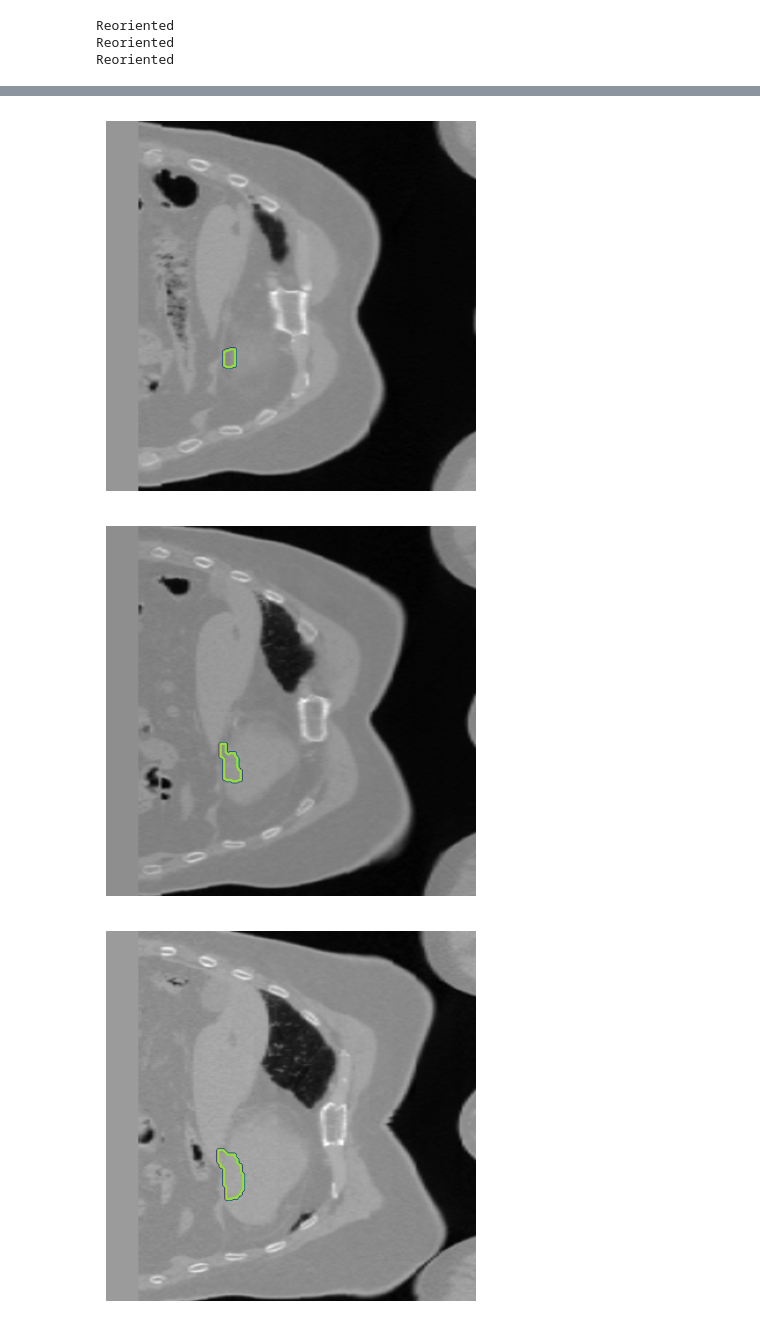
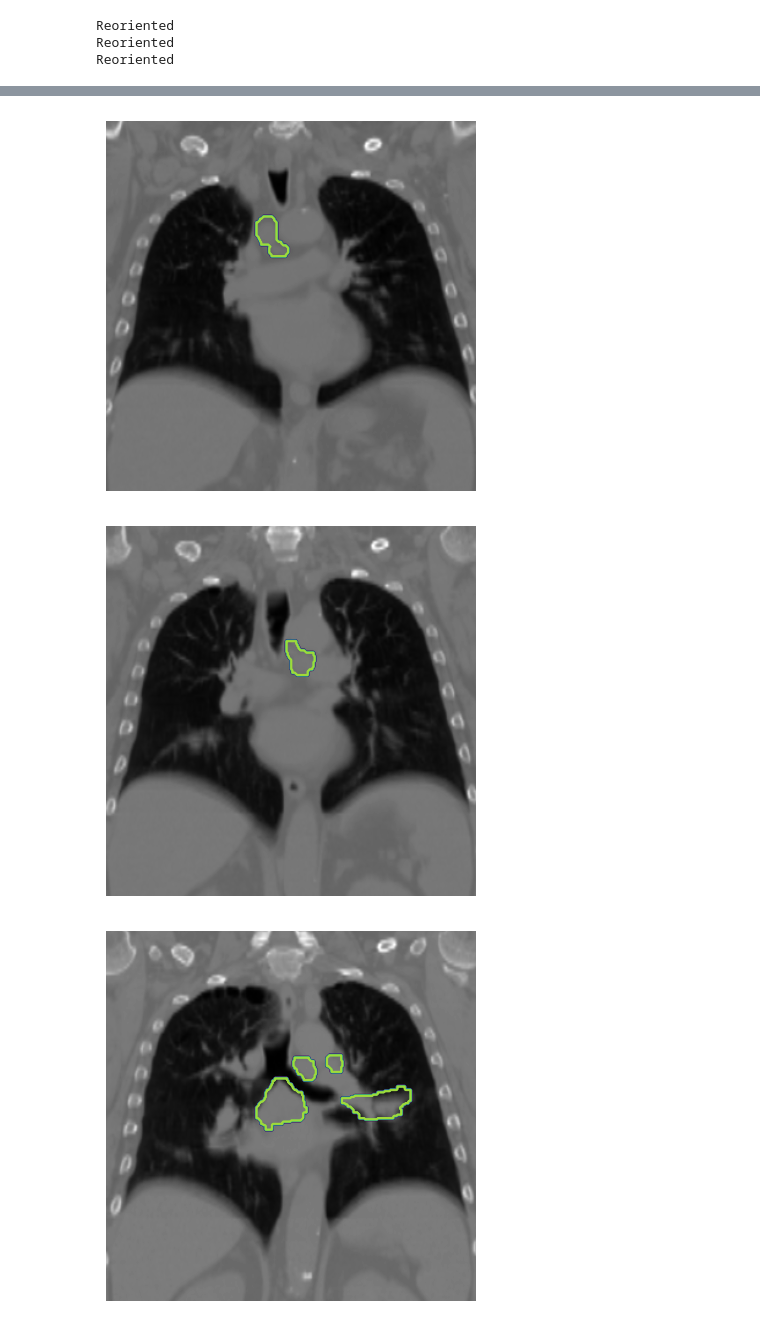
Before and after one commit to ldelaoa/DataPreProc, a Jupyter notebook: SimpleDisplay.ipynb, the cells around one changed output, grey strips where cells are left out. Drawn from its saved outputs; the diff is of its cells as text; code cells hidden in the pictures.

```diff
--- a/SimpleDisplay.ipynb
+++ b/SimpleDisplay.ipynb
@@ -86,17 +86,17 @@ from DataPreProcTumor import *
 from SaveFuns import *
 import logging
 # %%
-root = "//zkh/appdata/RTDicom/Projectline_modelling_lung_cancer/Users/Luis/CT_ITV_GTV_XBP_Nii_Processed/"
-Px = "10539/"
+root = "//zkh/appdata/RTDicom/Projectline_modelling_lung_cancer/Users/Luis/CT_ITV_GTV_XBP_Nii/"
+Px = "6959090/"
 
 #aveImages = "5_4d_thorax_20__20__i30f__3__average_ct_PlanCT_CTProcessed.nii.gz"
-aveImages = "106_t60pr55_-_65ar67_-_107_bp60_CTProcessed.nii.gz"
+aveImages = "110_ave-ip10_0_10_20_30_40_50_60_70_80_90.nii.gz"
 
 #aveLungImg = "5_4d_thorax_20__20__i30f__3__average_ct_PlanCT_LungProcessed.nii.gz"
 #aveLungImg = "4_4dthorax_rctp01_20__i30s__3__average_ct___imar___imar_PlanCT_LungProcessed.nii.gz"
 
-itvp = "GTVp_GTProcessed.nii.gz"
-itvn = "GTVn_GTProcessed.nii.gz"
+itvp = "GTVp_created.nii.gz"
+itvn = "GTVn_created.nii.gz"
 # %%
 currCTs = [os.path.join(root,Px,aveImages)]
 itvTumor = [os.path.join(root,Px,itvp)]
@@ -124,0 +125,3 @@ itvTumorResolution.shape,itvNodesResolution.shape,ctResolution.shape
+# %%
+currCT_LungMask = CreateNOSaveLungMask(currCTs[0],SavePath=None)
+lungResolution = FixResolution(currCT_LungMask,ct_nii_ori)
@@ -124,0 +131,4 @@ itvTumorResolution.shape,itvNodesResolution.shape,ctResolution.shape
+# %%
+itvTumorFilled = FixHoles(itvTumorResolution)
+itvNodesFilled = FixHoles(itvNodesResolution)
+ctcropped,lungcropped,itvTumorcropped,itvNodesCropped = CropForegroundFunctionMONAI(ctResolution,lungResolution,itvTumorFilled,itvNodesFilled)
@@ -125,11 +137,11 @@ itvTumorResolution.shape,itvNodesResolution.shape,ctResolution.shape
 # %%
-for i in range(0,320,10):
-    if np.sum(itvTumorResolution[:,i,:])>0:
-        plt.imshow(ctResolution[:,i,:],cmap="gray"),plt.axis("off")
-        plt.contour(itvTumorResolution[:,i,:])
-        plt.contour(itvNodesResolution[:,i,:])
+for i in range(0,itvTumorcropped.shape[-3],10):
+    if np.sum(itvTumorcropped[i,:,:])>0:
+        plt.imshow(np.rot90(ctcropped[i,:,:]),cmap="gray"),plt.axis("off")
+        plt.contour(np.rot90(itvTumorcropped[i,:,:]))
+        plt.contour(np.rot90(itvNodesCropped[i,:,:]))
         plt.show()
 # %% [output]
-[figure, old version]
+[figure, new version]
-[figure, old version]
+[figure, new version]
-[figure, old version]
+[figure, new version]
```
Also changed, not shown: parts of 4 cells of this notebook, 4 other files.
